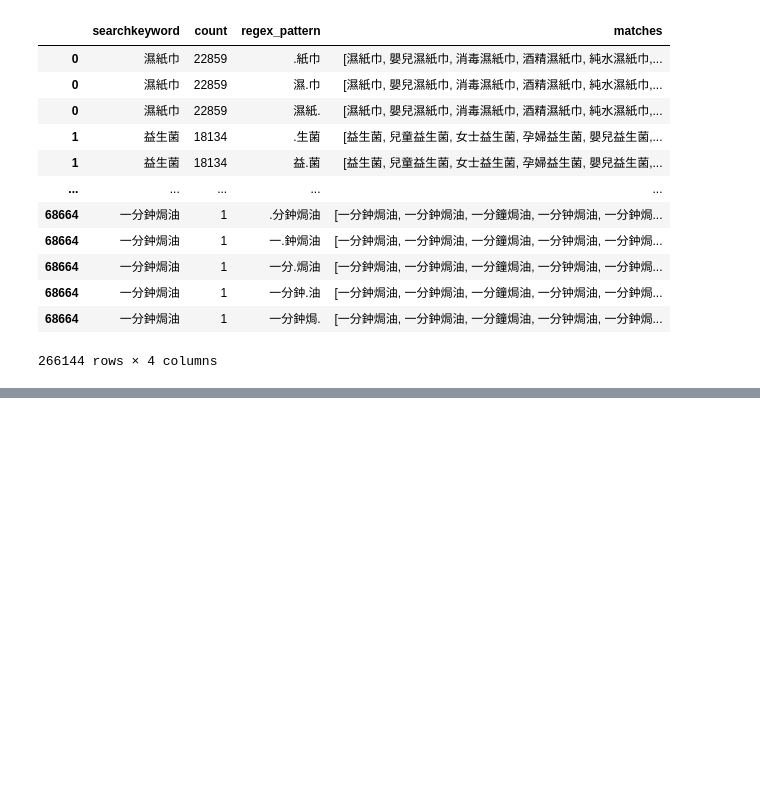
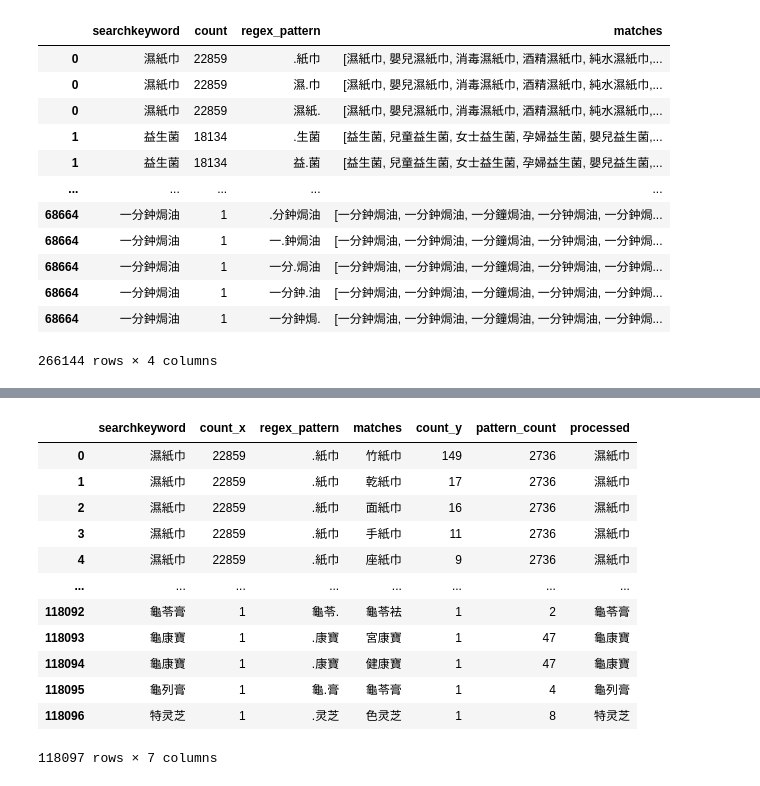
Before and after one commit to victor31ao/search_keywords, a Jupyter notebook: process_keywords.ipynb, the cells around one changed output, grey strips where cells are left out. Cells and saved outputs as stored; diff of their text form; code cells hidden in the pictures; blank space fills up the shorter version.

```diff
--- a/process_keywords.ipynb
+++ b/process_keywords.ipynb
@@ -169,6 +144,23 @@ processed_df
 # %%
-processed_df.to_csv("./n_gram_processed/processed_searchkeywords.csv", index=False, encoding="utf-8-sig")
-processed_df[["matches", "processed"]].to_csv("./n_gram_processed/processed_searchkeywords_result.csv", index=False, encoding="utf-8-sig")
+processed_df_n_3.drop_duplicates(["searchkeyword", "matches"], inplace=True)
+processed_df_n_3 = processed_df_n_3.reset_index(drop=True)
+processed_df_n_3.to_csv("./n_gram_processed/processed_searchkeywords_result_n_3.csv", index=False, encoding="utf-8-sig")
+# processed_df_n_3[["matches", "processed"]].to_csv("./n_gram_processed/processed_searchkeywords_result_n_3.csv", index=False, encoding="utf-8-sig")
+processed_df_n_3
+# %% [output]
+|  | searchkeyword | count_x | regex_pattern | matches | count_y | pattern_count | processed |
+| 0 | 濕紙巾 | 22859 | .紙巾 | 竹紙巾 | 149 | 2736 | 濕紙巾 |
+| 1 | 濕紙巾 | 22859 | .紙巾 | 乾紙巾 | 17 | 2736 | 濕紙巾 |
+| 2 | 濕紙巾 | 22859 | .紙巾 | 面紙巾 | 16 | 2736 | 濕紙巾 |
+| 3 | 濕紙巾 | 22859 | .紙巾 | 手紙巾 | 11 | 2736 | 濕紙巾 |
+| 4 | 濕紙巾 | 22859 | .紙巾 | 座紙巾 | 9 | 2736 | 濕紙巾 |
+| ... | ... | ... | ... | ... | ... | ... | ... |
+| 118092 | 龜苓膏 | 1 | 龜苓. | 龜苓袪 | 1 | 2 | 龜苓膏 |
+| 118093 | 龜康寶 | 1 | .康寶 | 宮康寶 | 1 | 47 | 龜康寶 |
+| 118094 | 龜康寶 | 1 | .康寶 | 健康寶 | 1 | 47 | 龜康寶 |
+| 118095 | 龜列膏 | 1 | 龜.膏 | 龜苓膏 | 1 | 4 | 龜列膏 |
+| 118096 | 特灵芝 | 1 | .灵芝 | 色灵芝 | 1 | 8 | 特灵芝 |
+118097 rows × 7 columns
 # %%
 # grouped_df = processed_df.groupby('processed')['matches'].apply(list).reset_index()
 # grouped_df = grouped_df[['matches', 'processed']]
```
Also changed, not shown: parts of 10 cells of this notebook.
